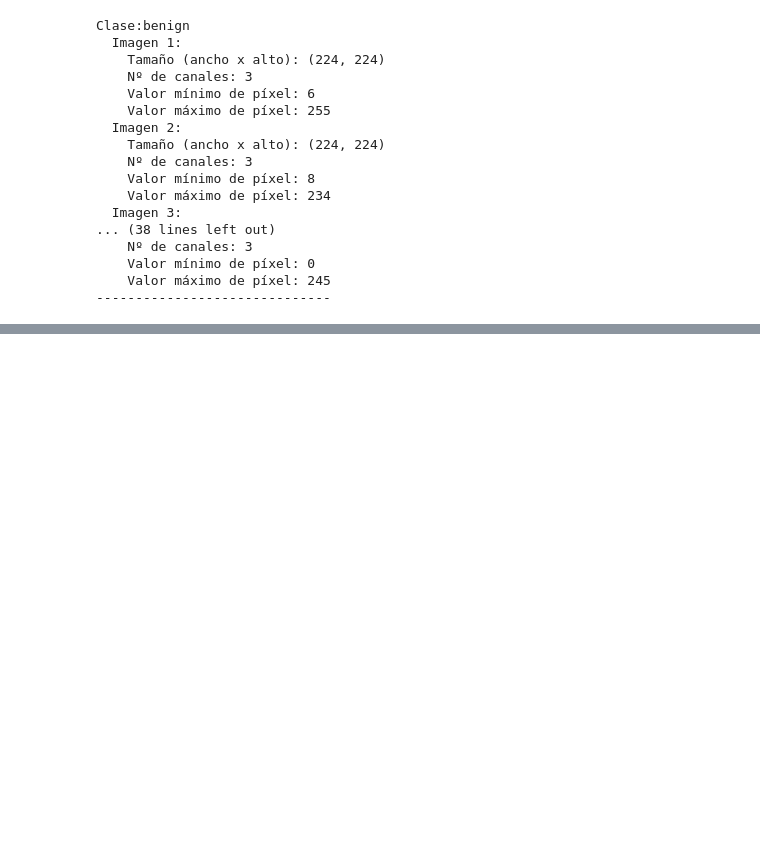
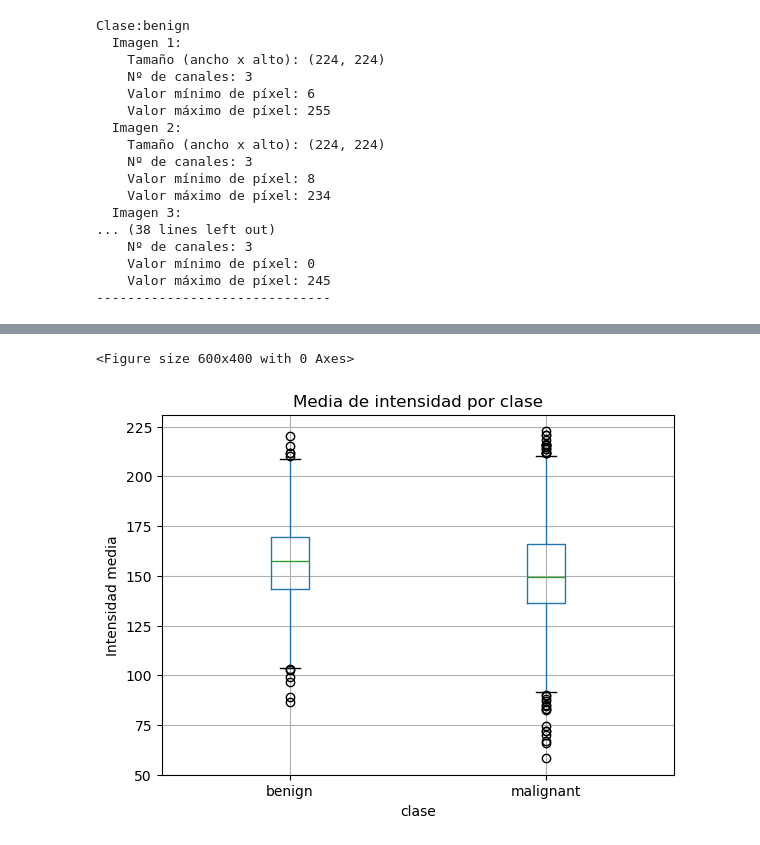
Before and after one commit to matiascf25/Analisis_datos, a Jupyter notebook: Análisis Datos.ipynb, the cells around one changed output, grey strips where cells are left out. Saved outputs shown, nothing was run; the diff lists cells and outputs as text; code cells hidden in the pictures; blank space fills up the shorter version.

```diff
--- a/Análisis Datos.ipynb
+++ b/Análisis Datos.ipynb
@@ -275,0 +257,11 @@ plt.show()
+# %%
+# Boxplot de medias por clase
+plt.figure(figsize=(6,4))
+df_feats.boxplot(column="mean", by="clase")
+plt.title("Media de intensidad por clase")
+plt.suptitle("")  # quita el título por defecto
+plt.ylabel("Intensidad media")
+plt.show()
+# %% [output]
+<Figure size 600x400 with 0 Axes>
+[figure, added]
```
Also changed, not shown: parts of 26 cells of this notebook.
